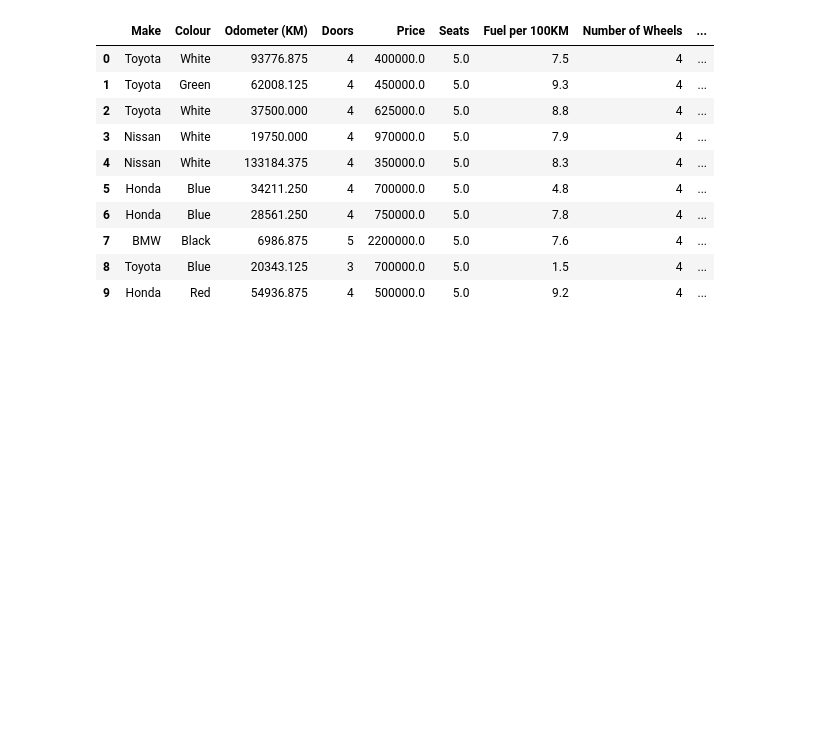
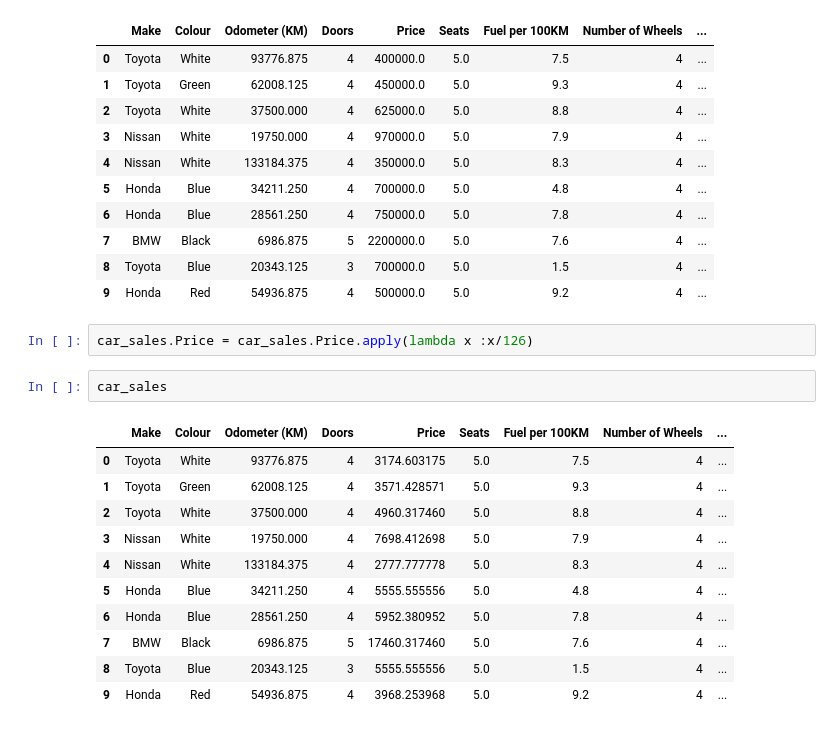
Before and after one commit to AnuraghSarkar/pandas, a Jupyter notebook: intro-to-pandas.ipynb, the cells around one changed output. Cells and saved outputs as stored; diff of their text form; blank space fills up the shorter version.

```diff
--- a/intro-to-pandas.ipynb
+++ b/intro-to-pandas.ipynb
@@ -846,3 +846,19 @@ car_sales
 | 7 | BMW | Black | 6986.875 | 5 | 2200000.0 | 5.0 | 7.6 | 4 | ... |
 | 8 | Toyota | Blue | 20343.125 | 3 | 700000.0 | 5.0 | 1.5 | 4 | ... |
 | 9 | Honda | Red | 54936.875 | 4 | 500000.0 | 5.0 | 9.2 | 4 | ... |
+# %%
+car_sales.Price = car_sales.Price.apply(lambda x :x/126)
+# %%
+car_sales
+# %% [output]
+|  | Make | Colour | Odometer (KM) | Doors | Price | Seats | Fuel per 100KM | Number of Wheels | ... |
+| 0 | Toyota | White | 93776.875 | 4 | 3174.603175 | 5.0 | 7.5 | 4 | ... |
+| 1 | Toyota | Green | 62008.125 | 4 | 3571.428571 | 5.0 | 9.3 | 4 | ... |
+| 2 | Toyota | White | 37500.000 | 4 | 4960.317460 | 5.0 | 8.8 | 4 | ... |
+| 3 | Nissan | White | 19750.000 | 4 | 7698.412698 | 5.0 | 7.9 | 4 | ... |
+| 4 | Nissan | White | 133184.375 | 4 | 2777.777778 | 5.0 | 8.3 | 4 | ... |
+| 5 | Honda | Blue | 34211.250 | 4 | 5555.555556 | 5.0 | 4.8 | 4 | ... |
+| 6 | Honda | Blue | 28561.250 | 4 | 5952.380952 | 5.0 | 7.8 | 4 | ... |
+| 7 | BMW | Black | 6986.875 | 5 | 17460.317460 | 5.0 | 7.6 | 4 | ... |
+| 8 | Toyota | Blue | 20343.125 | 3 | 5555.555556 | 5.0 | 1.5 | 4 | ... |
+| 9 | Honda | Red | 54936.875 | 4 | 3968.253968 | 5.0 | 9.2 | 4 | ... |
```
Also changed, not shown: 2 other files.
